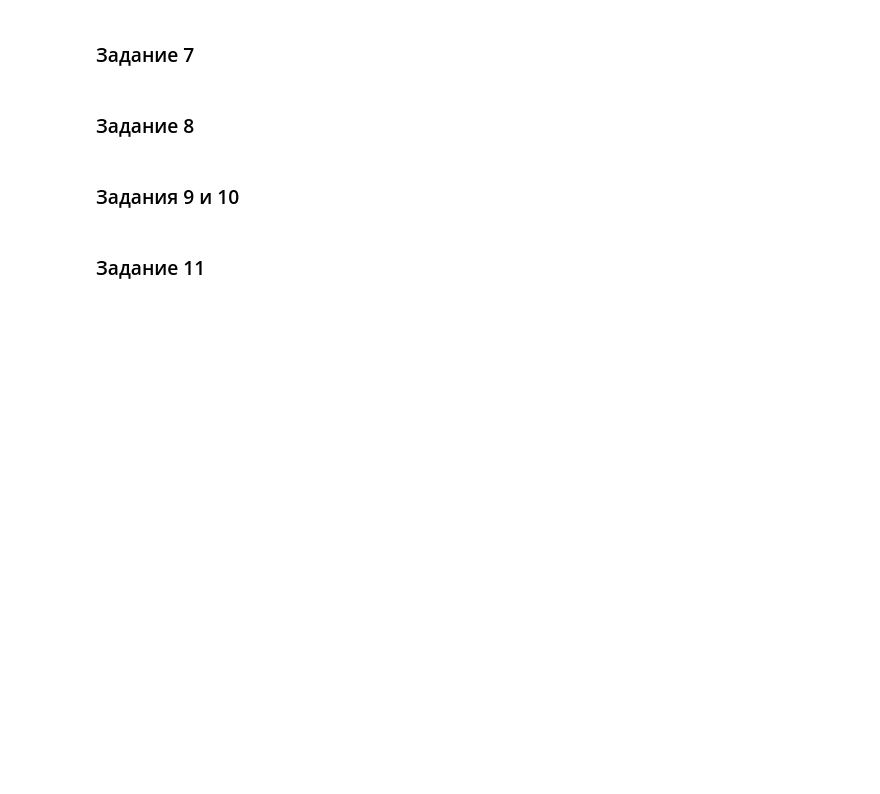
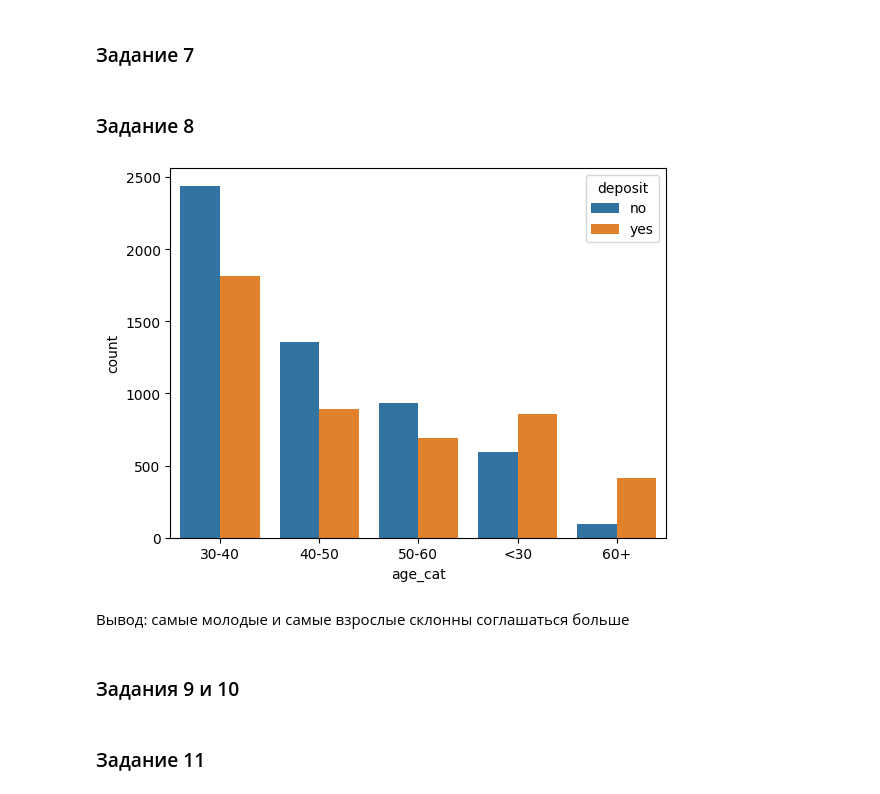
Before and after one commit to killri/sf_data_science, a Jupyter notebook: project_4_ml/Project_4_ML.ipynb, the cells around one changed output. Drawn from its saved outputs; the diff is of its cells as text; code cells hidden in the pictures; blank space fills up the shorter version.

```diff
--- a/project_4_ml/Project_4_ML.ipynb
+++ b/project_4_ml/Project_4_ML.ipynb
@@ -227,6 +303,34 @@ df = cleaned
 ### Задание 8
 # %%
 # создайте возрастные группы и определите, в каких группах более склонны открывать депозит, чем отказываться от предложения
+#'<30';
+#'30-40';
+#'40-50';
+#'50-60';
+#'60+'.
+def set_age_cat(x):
+    if x<30:
+        return '<30'
+    elif x<=40:
+        return '30-40'
+    elif x<=50:
+        return '40-50'
+    elif x<=60:
+        return '50-60'
+    else:
+        return '60+'
+
+df['age_cat'] = df['age'].apply(set_age_cat)
+
+count_data = (df.groupby('age_cat')['deposit'].value_counts()
+                  .sort_values(ascending=False)
+                  .rename('count')
+                  .reset_index())
+count_barplot = sns.barplot(data=count_data, x='age_cat', y='count', hue = 'deposit')
+# %% [output]
+[figure, added]
+# %% [markdown]
+Вывод: самые молодые и самые взрослые склонны соглашаться больше
 # %% [markdown]
 ### Задания 9 и 10
 # %%
```
Also changed, not shown: parts of 17 cells of this notebook.
